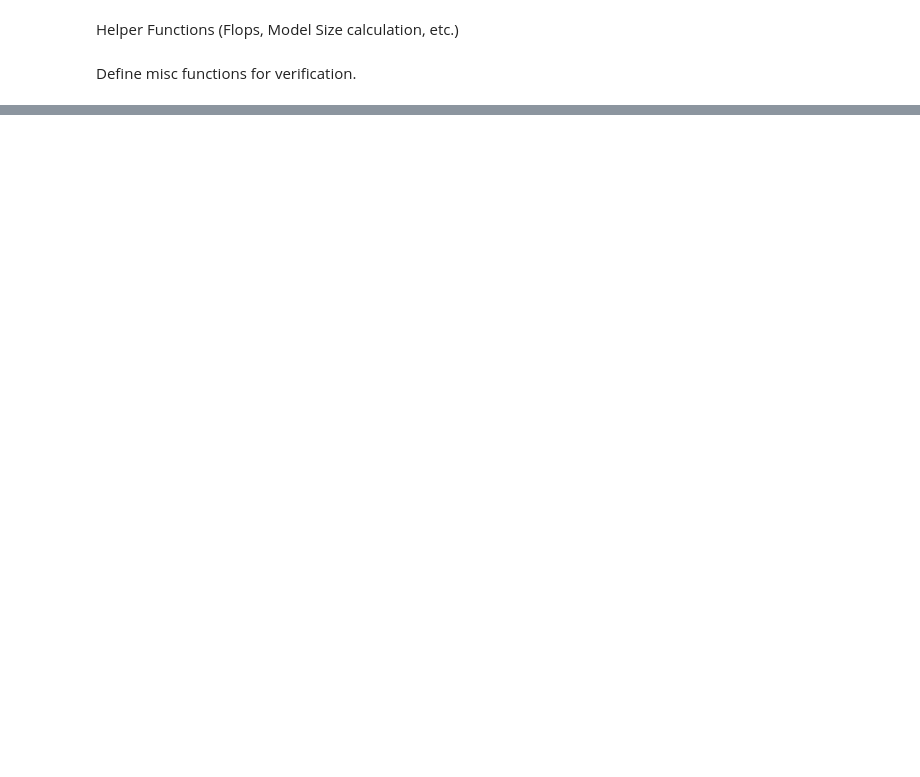
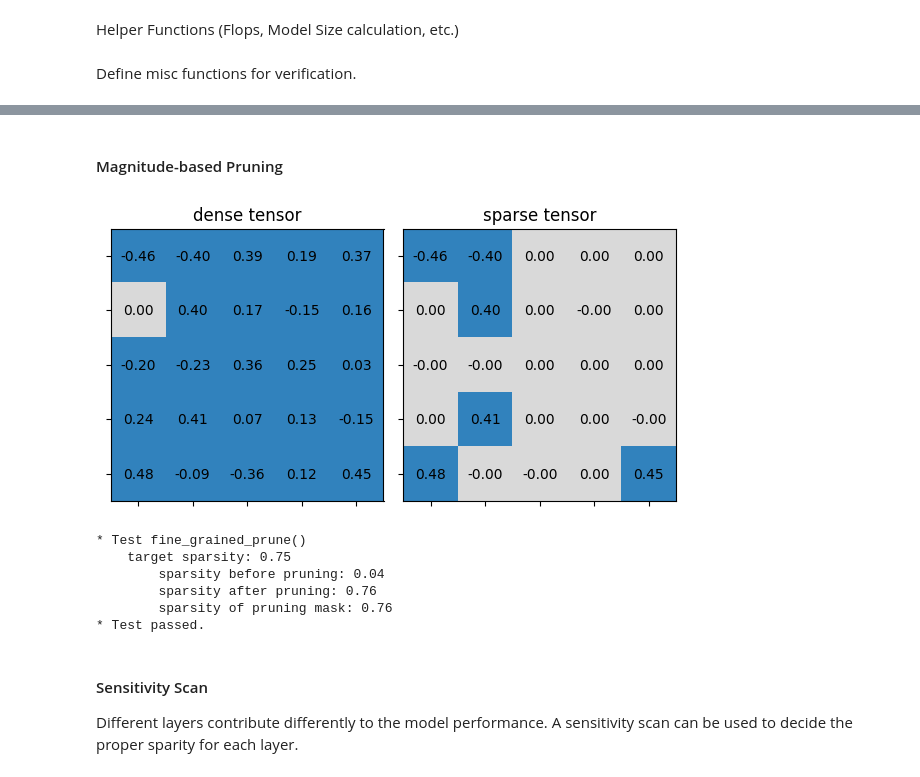
Before and after one commit to Pudro/nn_pruning, a Jupyter notebook: pruning.ipynb, the cells around one changed output, grey strips where cells are left out. Drawn from its saved outputs; the diff is of its cells as text; code cells hidden in the pictures; blank space fills up the shorter version.

Commit message:
update pruning

```diff
--- a/pruning.ipynb
+++ b/pruning.ipynb
@@ -463,0 +385,2 @@ False
+# %% [markdown]
+#### Magnitude-based Pruning
@@ -463,0 +418,10 @@ False
+# %%
+test_fine_grained_prune()
+# %% [output]
+[figure, added]
+* Test fine_grained_prune()
+    target sparsity: 0.75
+        sparsity before pruning: 0.04
+        sparsity after pruning: 0.76
+        sparsity of pruning mask: 0.76
+* Test passed.
@@ -463,0 +449,3 @@ False
+# %% [markdown]
+#### Sensitivity Scan
+Different layers contribute differently to the model performance. A sensitivity scan can be used to decide the proper sparity for each layer.
```
Also changed, not shown: parts of 92 cells of this notebook.
